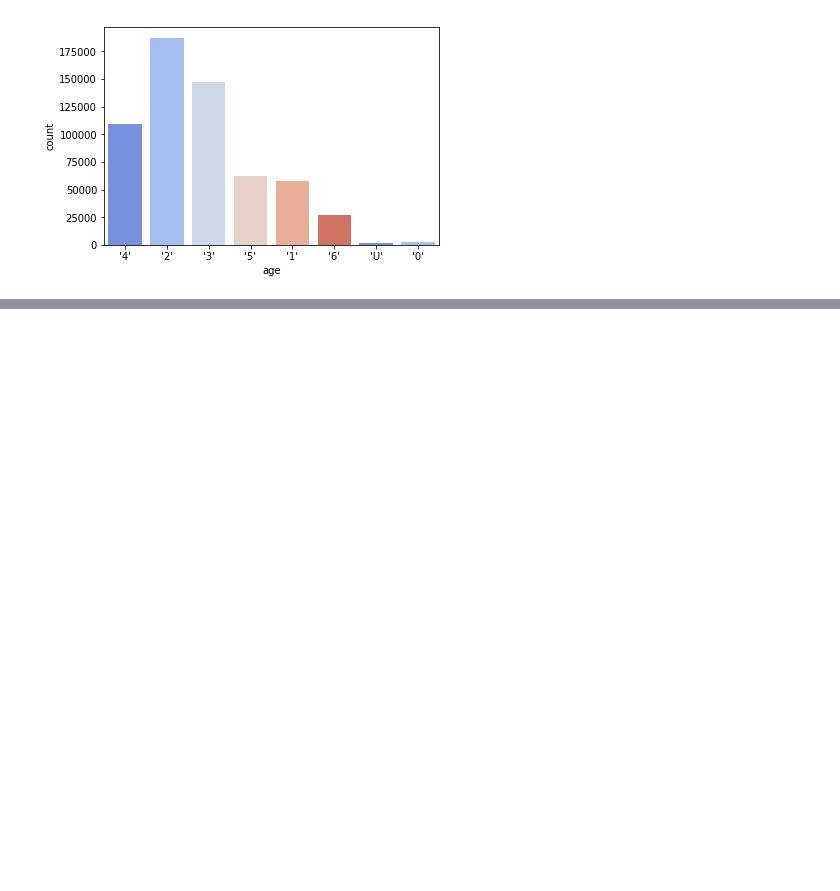
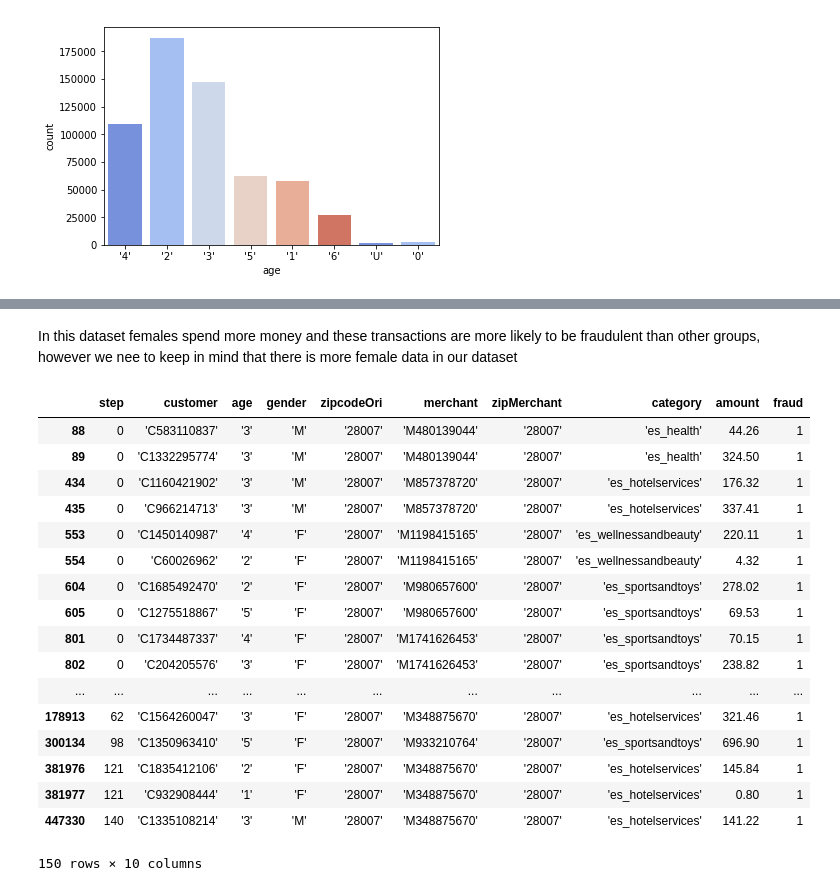
Before and after one commit to bew030/credit-card-fraud-detection-, a Jupyter notebook: Victoria_exploration.ipynb, the cells around one changed output, grey strips where cells are left out. Drawn from its saved outputs; the diff is of its cells as text; code cells hidden in the pictures; blank space fills up the shorter version.

```diff
--- a/Victoria_exploration.ipynb
+++ b/Victoria_exploration.ipynb
@@ -88,0 +141,24 @@ Most of the transactions are within transportation
+# %% [markdown]
+In this dataset females spend more money and these transactions are more likely to be fraudulent than other groups, however we nee to keep in mind that there is more female data in our dataset
+# %%
+fraud_merchant = fraud.groupby(['merchant'])
+fraud_merchant.head()
+# %% [output]
+|  | step | customer | age | gender | zipcodeOri | merchant | zipMerchant | category | amount | fraud |
+| 88 | 0 | 'C583110837' | '3' | 'M' | '28007' | 'M480139044' | '28007' | 'es_health' | 44.26 | 1 |
+| 89 | 0 | 'C1332295774' | '3' | 'M' | '28007' | 'M480139044' | '28007' | 'es_health' | 324.50 | 1 |
+| 434 | 0 | 'C1160421902' | '3' | 'M' | '28007' | 'M857378720' | '28007' | 'es_hotelservices' | 176.32 | 1 |
+| 435 | 0 | 'C966214713' | '3' | 'M' | '28007' | 'M857378720' | '28007' | 'es_hotelservices' | 337.41 | 1 |
+| 553 | 0 | 'C1450140987' | '4' | 'F' | '28007' | 'M1198415165' | '28007' | 'es_wellnessandbeauty' | 220.11 | 1 |
+| 554 | 0 | 'C60026962' | '2' | 'F' | '28007' | 'M1198415165' | '28007' | 'es_wellnessandbeauty' | 4.32 | 1 |
+| 604 | 0 | 'C1685492470' | '2' | 'F' | '28007' | 'M980657600' | '28007' | 'es_sportsandtoys' | 278.02 | 1 |
+| 605 | 0 | 'C1275518867' | '5' | 'F' | '28007' | 'M980657600' | '28007' | 'es_sportsandtoys' | 69.53 | 1 |
+| 801 | 0 | 'C1734487337' | '4' | 'F' | '28007' | 'M1741626453' | '28007' | 'es_sportsandtoys' | 70.15 | 1 |
+| 802 | 0 | 'C204205576' | '3' | 'F' | '28007' | 'M1741626453' | '28007' | 'es_sportsandtoys' | 238.82 | 1 |
+| ... | ... | ... | ... | ... | ... | ... | ... | ... | ... | ... |
+| 178913 | 62 | 'C1564260047' | '3' | 'F' | '28007' | 'M348875670' | '28007' | 'es_hotelservices' | 321.46 | 1 |
+| 300134 | 98 | 'C1350963410' | '5' | 'F' | '28007' | 'M933210764' | '28007' | 'es_sportsandtoys' | 696.90 | 1 |
+| 381976 | 121 | 'C1835412106' | '2' | 'F' | '28007' | 'M348875670' | '28007' | 'es_hotelservices' | 145.84 | 1 |
+| 381977 | 121 | 'C932908444' | '1' | 'F' | '28007' | 'M348875670' | '28007' | 'es_hotelservices' | 0.80 | 1 |
+| 447330 | 140 | 'C1335108214' | '3' | 'M' | '28007' | 'M348875670' | '28007' | 'es_hotelservices' | 141.22 | 1 |
+150 rows × 10 columns
```
Also changed, not shown: parts of 20 cells of this notebook, 5 other files.
